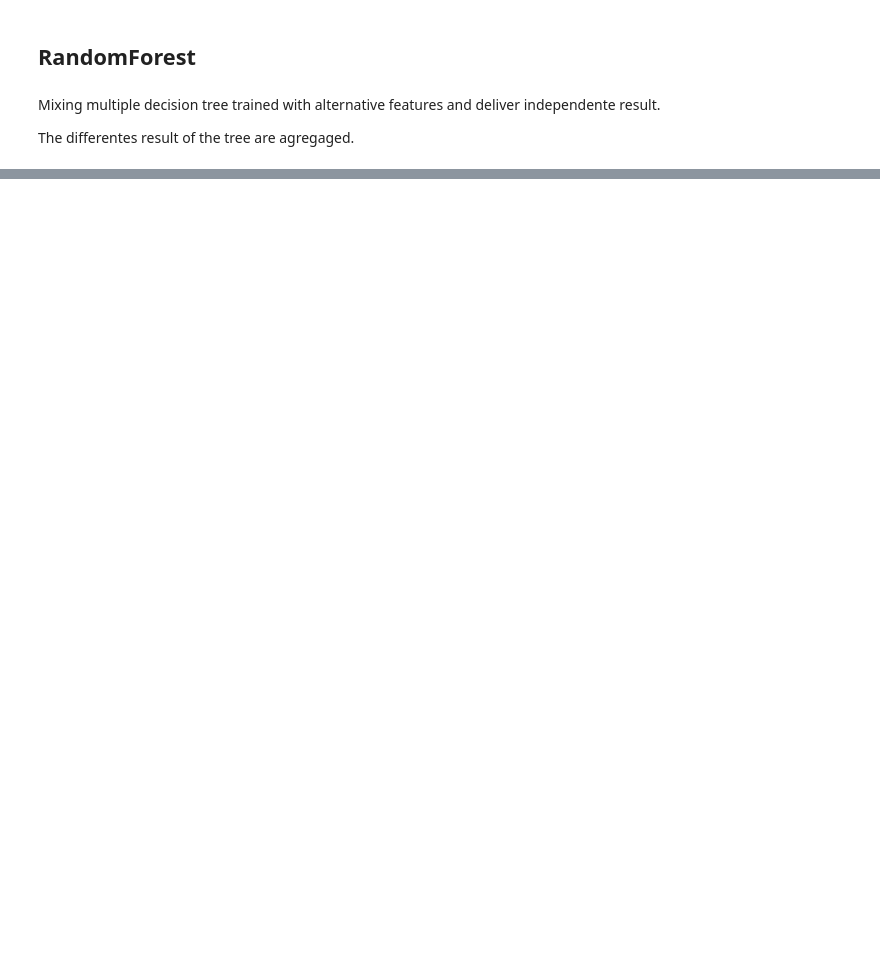
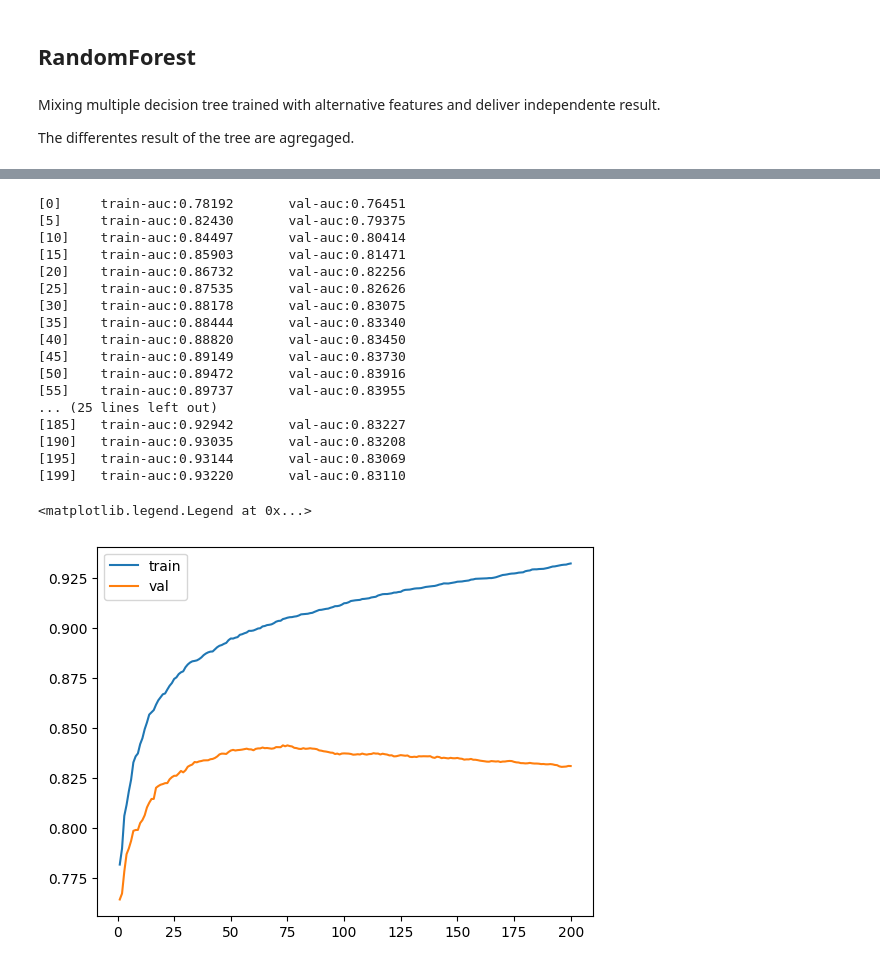
Before and after one commit to GonzalezMada/machine-learning-zoomcamp2025-homework, a Jupyter notebook: 06-Trees/Decision_Trees_and_Ensemble_Learning.ipynb, the cells around one changed output, grey strips where cells are left out. Saved outputs shown, nothing was run; the diff lists cells and outputs as text; code cells hidden in the pictures; blank space fills up the shorter version.

```diff
--- a/06-Trees/Decision_Trees_and_Ensemble_Learning.ipynb
+++ b/06-Trees/Decision_Trees_and_Ensemble_Learning.ipynb
@@ -452,0 +471,4 @@ Test roc_auc: 0.8533492063492064
+# %%
+features = dv.get_feature_names_out().tolist()
+dtrain = xgb.DMatrix(X_train, label=y_train, feature_names=features)
+dval = xgb.DMatrix(X_val, label=y_val, feature_names=features)
@@ -452,0 +516,46 @@ Test roc_auc: 0.8533492063492064
+# %%
+import matplotlib.pyplot as plt
+
+evals_result = {}
+
+model = xgb.train(params=xgb_params,
+                  dtrain=dtrain,
+                  num_boost_round=200,
+                  verbose_eval=5,
+                  evals=[(dtrain, 'train'), (dval, 'val')],
+                  evals_result=evals_result)
+
+columns = ['iter', 'train_auc', 'val_auc']
+train_aucs = list(evals_result['train'].values())[0]
+val_aucs = list(evals_result['val'].values())[0]
+
+df_scores = pd.DataFrame(
+    list(zip(
+        range(1, len(train_aucs) + 1),
+        train_aucs,
+        val_aucs
+    )), columns=columns)
+
+plt.plot(df_scores.iter, df_scores.train_auc, label='train')
+plt.plot(df_scores.iter, df_scores.val_auc, label='val')
+plt.legend()
+# %% [output]
+[0]     train-auc:0.78192       val-auc:0.76451
+[5]     train-auc:0.82430       val-auc:0.79375
+[10]    train-auc:0.84497       val-auc:0.80414
+[15]    train-auc:0.85903       val-auc:0.81471
+[20]    train-auc:0.86732       val-auc:0.82256
+[25]    train-auc:0.87535       val-auc:0.82626
+[30]    train-auc:0.88178       val-auc:0.83075
+[35]    train-auc:0.88444       val-auc:0.83340
+[40]    train-auc:0.88820       val-auc:0.83450
+[45]    train-auc:0.89149       val-auc:0.83730
+[50]    train-auc:0.89472       val-auc:0.83916
+[55]    train-auc:0.89737       val-auc:0.83955
+... (25 lines left out)
+[185]   train-auc:0.92942       val-auc:0.83227
+[190]   train-auc:0.93035       val-auc:0.83208
+[195]   train-auc:0.93144       val-auc:0.83069
+[199]   train-auc:0.93220       val-auc:0.83110
+<matplotlib.legend.Legend at 0x...>
+[figure, added]
```
Also changed, not shown: parts of 9 cells of this notebook.
